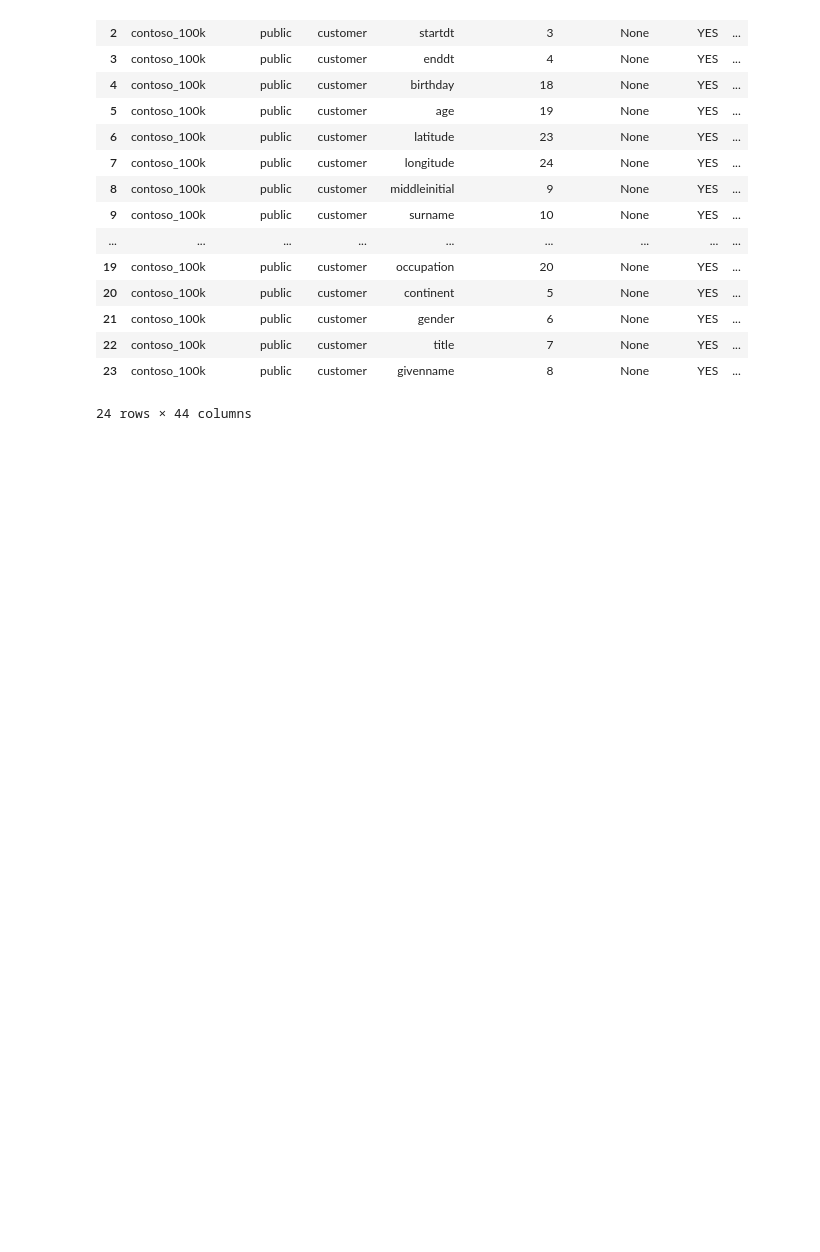
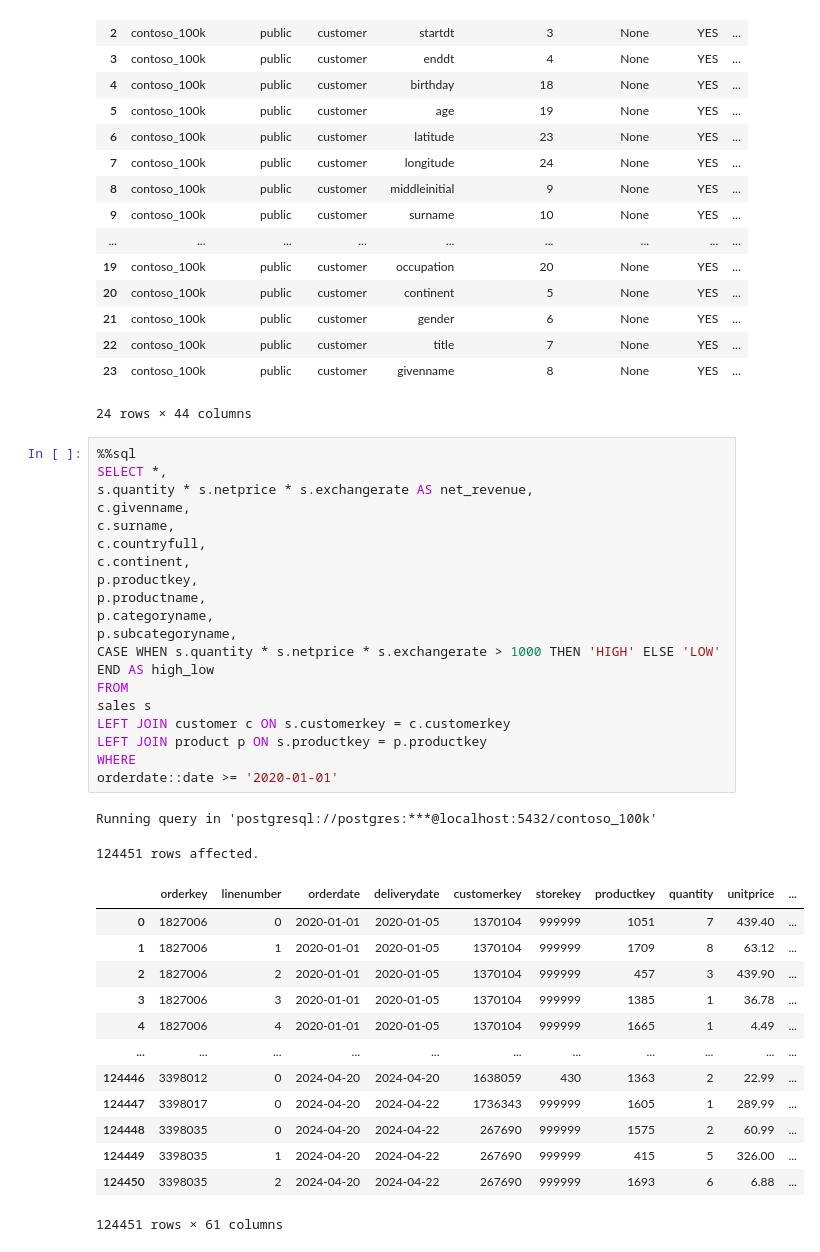
Before and after one commit to Sangam-Ad/Google_collab, a Jupyter notebook: Resources/Blank_SQL_Notebook.ipynb, the cells around one changed output. Cells and saved outputs as stored; diff of their text form; blank space fills up the shorter version.

```diff
--- a/Resources/Blank_SQL_Notebook.ipynb
+++ b/Resources/Blank_SQL_Notebook.ipynb
@@ -136,3 +136,38 @@ Running query in 'postgresql://postgres:***@localhost:5432/contoso_100k'
 | 22 | contoso_100k | public | customer | title | 7 | None | YES | ... |
 | 23 | contoso_100k | public | customer | givenname | 8 | None | YES | ... |
 24 rows × 44 columns
+# %%
+%%sql
+SELECT *,
+s.quantity * s.netprice * s.exchangerate AS net_revenue,
+c.givenname,
+c.surname,
+c.countryfull,
+c.continent,
+p.productkey,
+p.productname,
+p.categoryname,
+p.subcategoryname,
+CASE WHEN s.quantity * s.netprice * s.exchangerate > 1000 THEN 'HIGH' ELSE 'LOW' END AS high_low
+FROM
+sales s
+LEFT JOIN customer c ON s.customerkey = c.customerkey
+LEFT JOIN product p ON s.productkey = p.productkey
+WHERE
+orderdate::date >= '2020-01-01'
+# %% [output]
+Running query in 'postgresql://postgres:***@localhost:5432/contoso_100k'
+124451 rows affected.
+|  | orderkey | linenumber | orderdate | deliverydate | customerkey | storekey | productkey | quantity | unitprice | ... |
+| 0 | 1827006 | 0 | 2020-01-01 | 2020-01-05 | 1370104 | 999999 | 1051 | 7 | 439.40 | ... |
+| 1 | 1827006 | 1 | 2020-01-01 | 2020-01-05 | 1370104 | 999999 | 1709 | 8 | 63.12 | ... |
+| 2 | 1827006 | 2 | 2020-01-01 | 2020-01-05 | 1370104 | 999999 | 457 | 3 | 439.90 | ... |
+| 3 | 1827006 | 3 | 2020-01-01 | 2020-01-05 | 1370104 | 999999 | 1385 | 1 | 36.78 | ... |
+| 4 | 1827006 | 4 | 2020-01-01 | 2020-01-05 | 1370104 | 999999 | 1665 | 1 | 4.49 | ... |
+| ... | ... | ... | ... | ... | ... | ... | ... | ... | ... | ... |
+| 124446 | 3398012 | 0 | 2024-04-20 | 2024-04-20 | 1638059 | 430 | 1363 | 2 | 22.99 | ... |
+| 124447 | 3398017 | 0 | 2024-04-20 | 2024-04-22 | 1736343 | 999999 | 1605 | 1 | 289.99 | ... |
+| 124448 | 3398035 | 0 | 2024-04-20 | 2024-04-22 | 267690 | 999999 | 1575 | 2 | 60.99 | ... |
+| 124449 | 3398035 | 1 | 2024-04-20 | 2024-04-22 | 267690 | 999999 | 415 | 5 | 326.00 | ... |
+| 124450 | 3398035 | 2 | 2024-04-20 | 2024-04-22 | 267690 | 999999 | 1693 | 6 | 6.88 | ... |
+124451 rows × 61 columns
```
Also changed, not shown: parts of 1 cell of this notebook.
